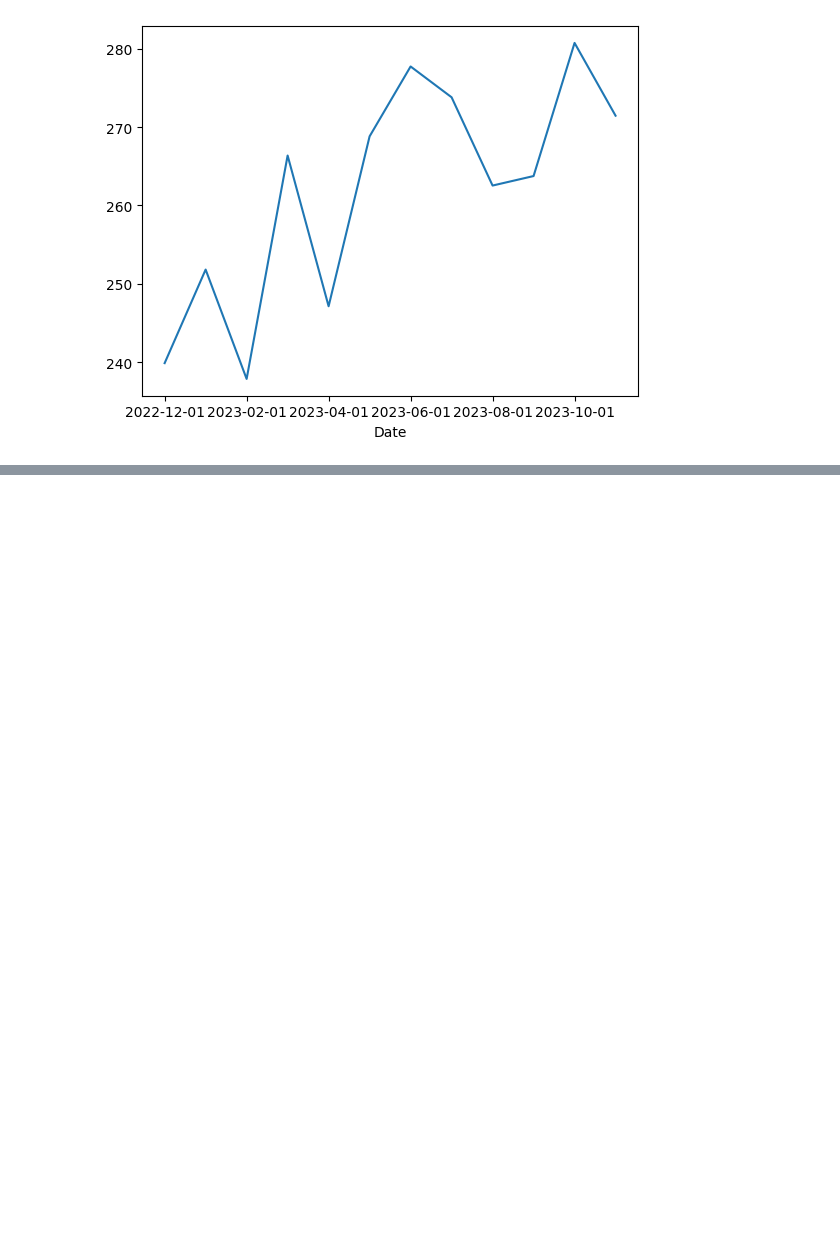
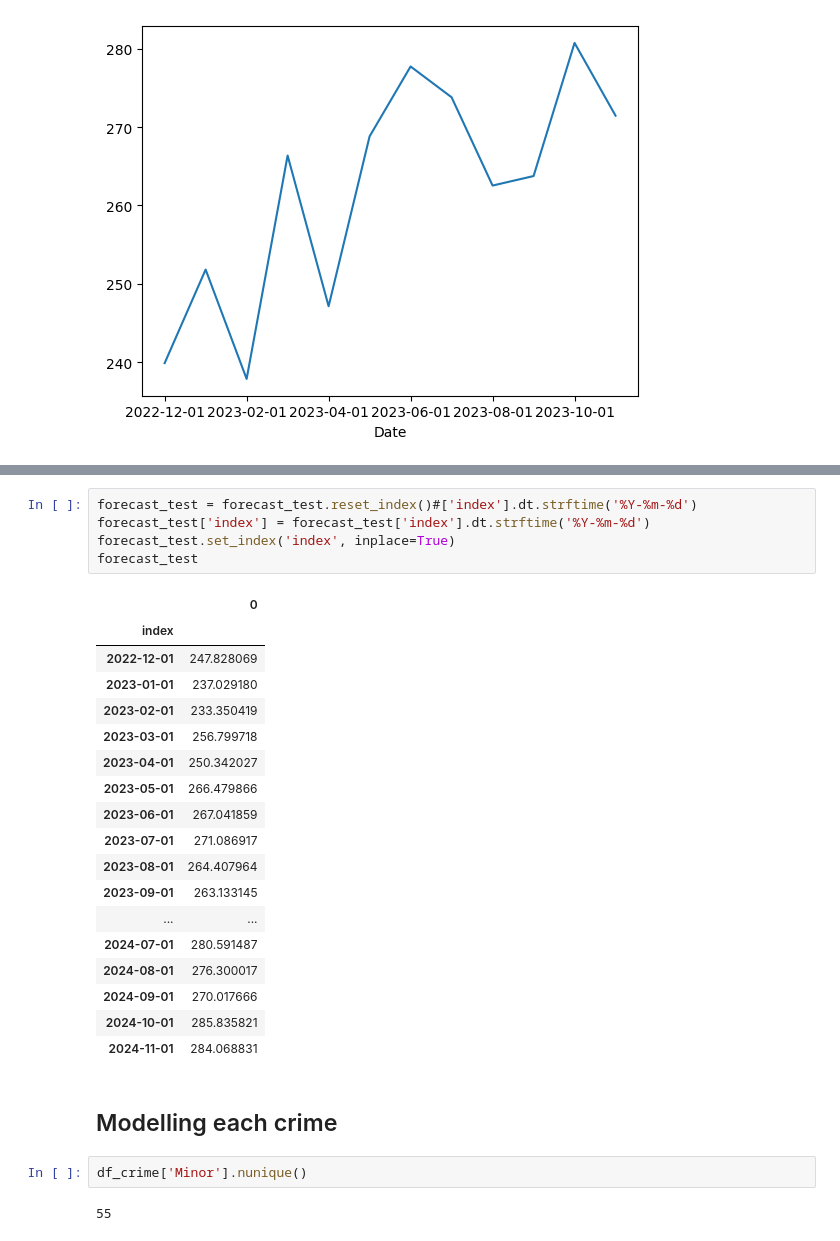
Before and after one commit to JamieW365/londoncrime, a Jupyter notebook: notebooks/exploratory/jw-3-modelling.ipynb, the cells around one changed output, grey strips where cells are left out. Saved outputs shown, nothing was run; the diff lists cells and outputs as text; blank space fills up the shorter version.

```diff
--- a/notebooks/exploratory/jw-3-modelling.ipynb
+++ b/notebooks/exploratory/jw-3-modelling.ipynb
@@ -346,0 +320,30 @@ forecast_test.plot()
+# %%
+forecast_test = forecast_test.reset_index()#['index'].dt.strftime('%Y-%m-%d')
+forecast_test['index'] = forecast_test['index'].dt.strftime('%Y-%m-%d')
+forecast_test.set_index('index', inplace=True)
+forecast_test
+# %% [output]
+|  | 0 |
+| index |  |
+| 2022-12-01 | 247.828069 |
+| 2023-01-01 | 237.029180 |
+| 2023-02-01 | 233.350419 |
+| 2023-03-01 | 256.799718 |
+| 2023-04-01 | 250.342027 |
+| 2023-05-01 | 266.479866 |
+| 2023-06-01 | 267.041859 |
+| 2023-07-01 | 271.086917 |
+| 2023-08-01 | 264.407964 |
+| 2023-09-01 | 263.133145 |
+| ... | ... |
+| 2024-07-01 | 280.591487 |
+| 2024-08-01 | 276.300017 |
+| 2024-09-01 | 270.017666 |
+| 2024-10-01 | 285.835821 |
+| 2024-11-01 | 284.068831 |
+# %% [markdown]
+## Modelling each crime
+# %%
+df_crime['Minor'].nunique()
+# %% [output]
+55
```
Also changed, not shown: parts of 22 cells of this notebook.
